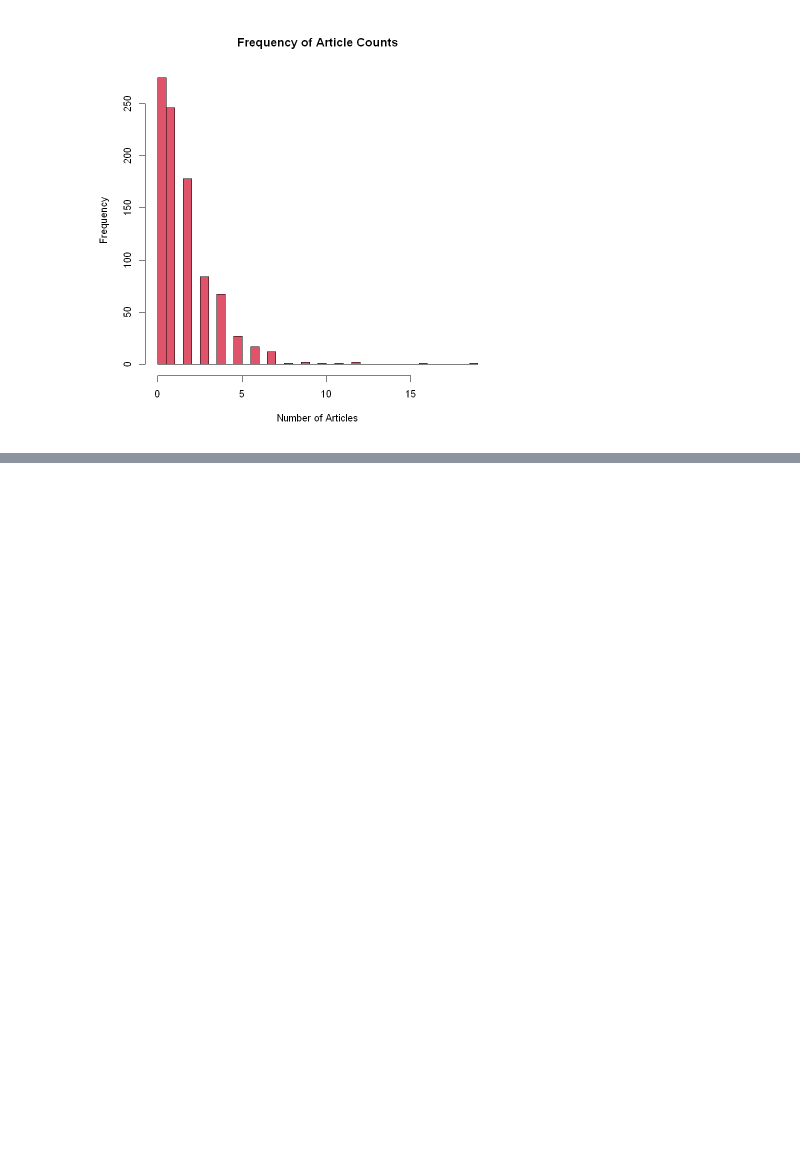
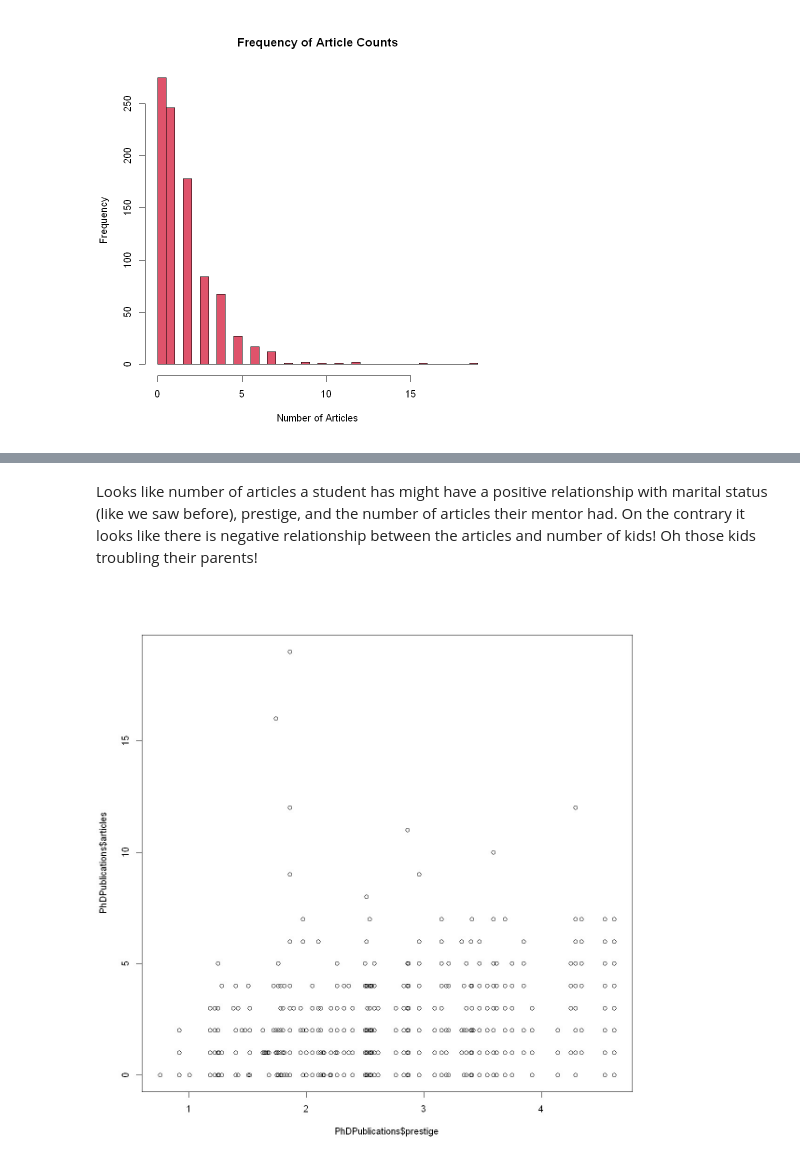
Before and after one commit to gishar/Count-Data-Modeling, a Jupyter notebook: Learning Count Data Modeling.ipynb, the cells around one changed output, grey strips where cells are left out. Cells and saved outputs as stored; diff of their text form; code cells hidden in the pictures; blank space fills up the shorter version.

```diff
--- a/Learning Count Data Modeling.ipynb
+++ b/Learning Count Data Modeling.ipynb
@@ -122,0 +213,6 @@ Let's see how things are once grouped for gender and/or married but this time vi
+# %% [markdown]
+Looks like number of articles a student has might have a positive relationship with marital status (like we saw before), prestige, and the number of articles their mentor had. On the contrary it looks like there is negative relationship between the articles and number of kids! Oh those kids troubling their parents!
+# %%
+plot(PhDPublications$prestige, PhDPublications$articles)
+# %% [output]
+[figure, added]
```
Also changed, not shown: parts of 16 cells of this notebook, 1 other file.
